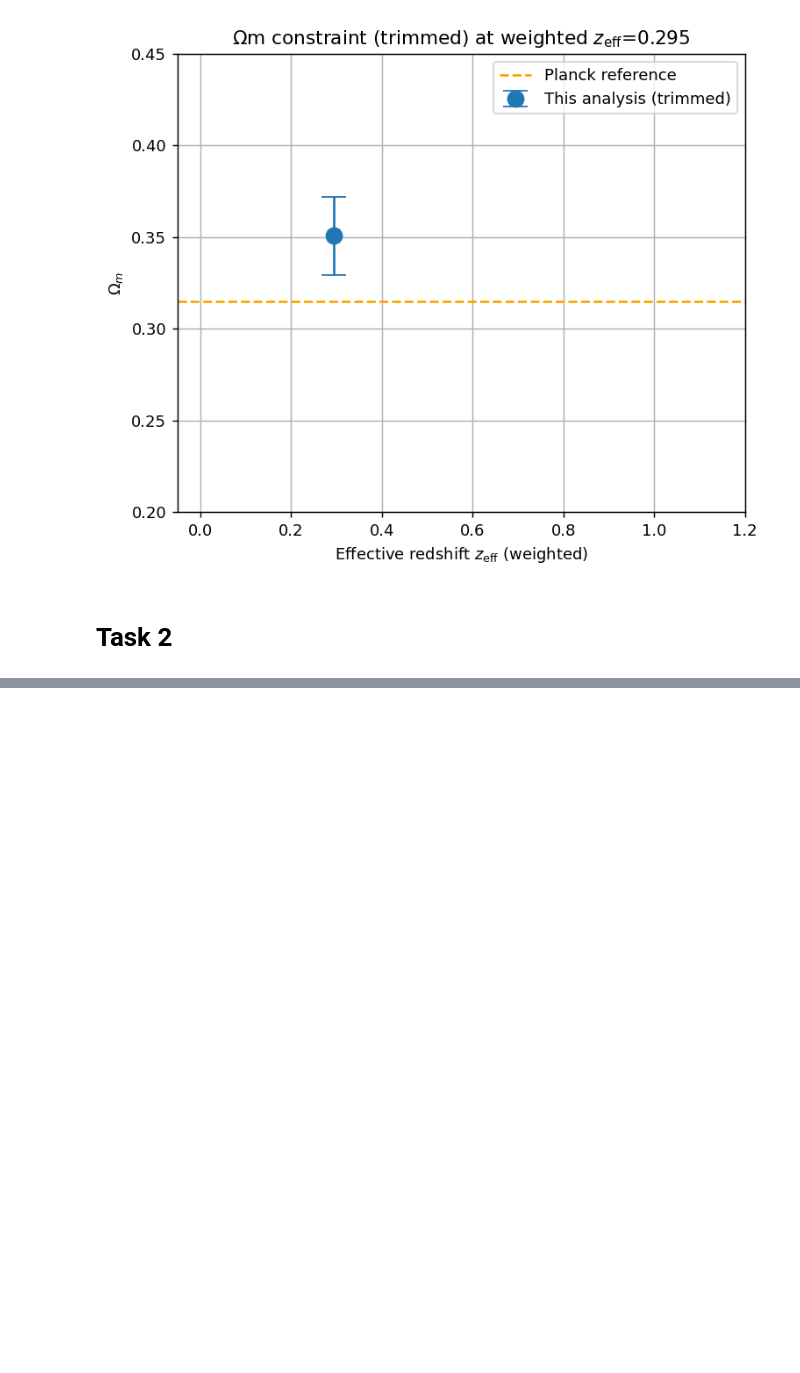
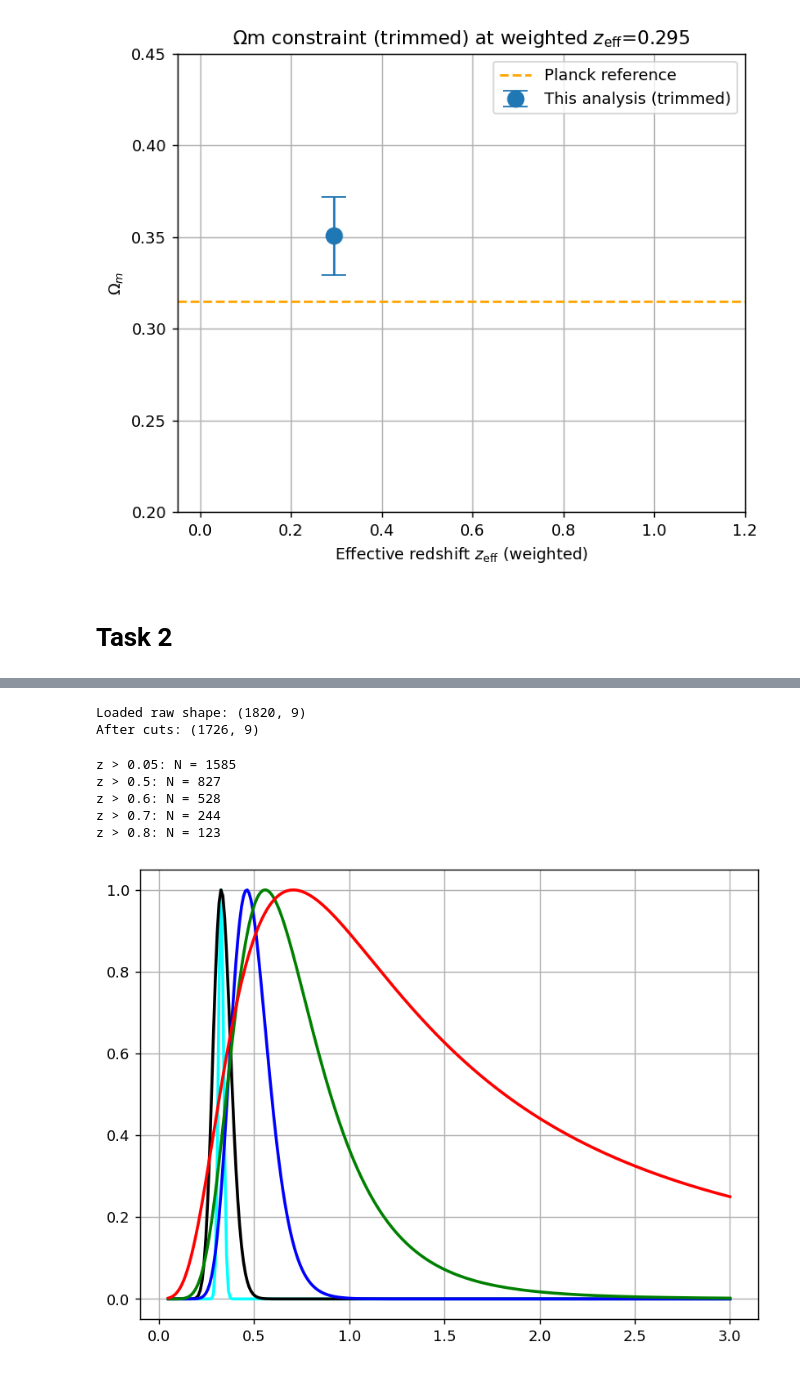
Before and after one commit to ShBrady/MSc-Thesis, a Jupyter notebook: CODE.ipynb, the cells around one changed output, grey strips where cells are left out. Drawn from its saved outputs; the diff is of its cells as text; code cells hidden in the pictures; blank space fills up the shorter version.

```diff
--- a/CODE.ipynb
+++ b/CODE.ipynb
@@ -113,6 +113,7 @@ Covariance shape (masked): (1820, 1820)
 Precision shape: (1820, 1820)
 # %%
 H0_fixed = 70.0
+c_light = 299792.458
 fz = (1.0 + z_hel) / (1.0 + z_cmb)  # DES factor
 
 def mu_model(Om0):
@@ -550,0 +335,20 @@ print(f"SN-only (z>={ZMIN}) with H0 fixed={H0_fixed}: Ωm = {Om_best:.4f} ± {Om
+# %%
+
+df = load_dovekie_hd(DATA_HD)
+print("Loaded raw shape:", df.shape)
+
+# Basic quality cuts (consistent with Fig. 2)
+df = df[
+    (df["MUERR"] < 0.5) &
+    np.isfinite(df["zHD"]) &
+    np.isfinite(df["MU"])
+].copy()
+
+print("After cuts:", df.shape)
+
+z_all = df["zHD"].to_numpy()
+mu_all = df["MU"].to_numpy()
+muerr_all = df["MUERR"].to_numpy()
+# %% [output]
+Loaded raw shape: (1820, 9)
+After cuts: (1726, 9)
@@ -550,0 +391,41 @@ print(f"SN-only (z>={ZMIN}) with H0 fixed={H0_fixed}: Ωm = {Om_best:.4f} ± {Om
+# %%
+
+# Redshift cuts and plot colors (Fig. 2 of the paper)
+Z_CUTS = {
+    0.05: "cyan",
+    0.5:  "black",
+    0.6:  "blue",
+    0.7:  "green",
+    0.8:  "red",
+}
+
+# Ω_m grid for profile likelihood
+OM_GRID = np.linspace(0.05, 3.0, 300)
+# %%
+
+plt.figure(figsize=(7.5, 5.5))
+
+for zmin, color in Z_CUTS.items():
+    sel = z_all > zmin
+    print(f"z > {zmin}: N = {sel.sum()}")
+
+    R = profile_likelihood_Om(
+        z_all[sel],
+        mu_all[sel],
+        muerr_all[sel],
+        OM_GRID
+    )
+
+    plt.plot(
+        OM_GRID, R,
+        color=color,
+        lw=2,
+        label=f"{zmin} < z"
+    )
+# %% [output]
+z > 0.05: N = 1585
+z > 0.5: N = 827
+z > 0.6: N = 528
+z > 0.7: N = 244
+z > 0.8: N = 123
+[figure, added]
```
Also changed, not shown: parts of 8 cells of this notebook, 1 other file.
